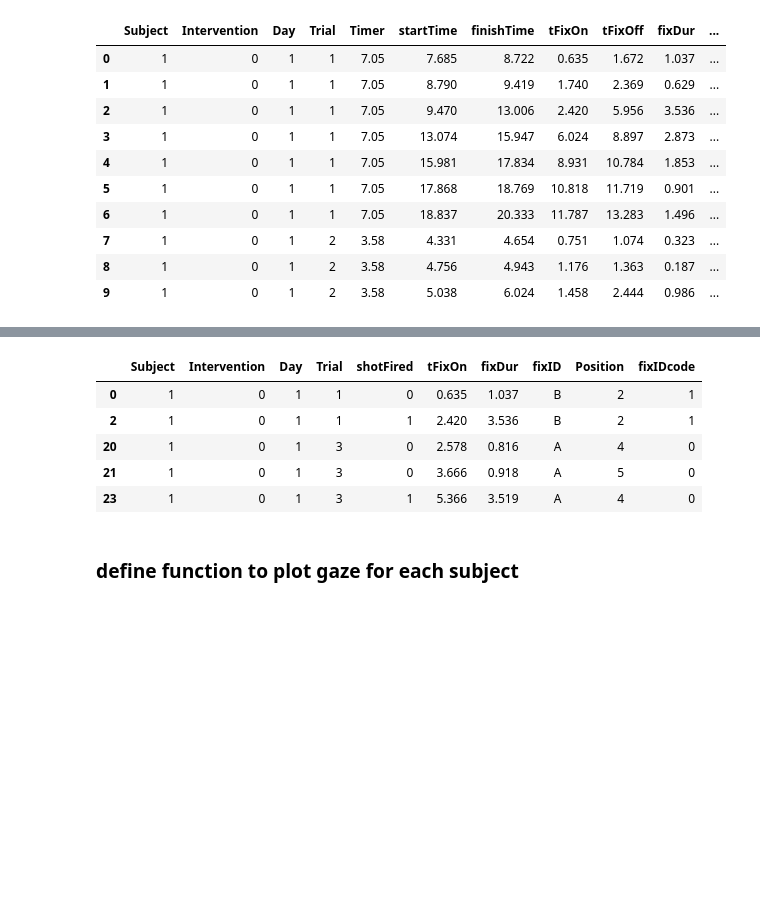
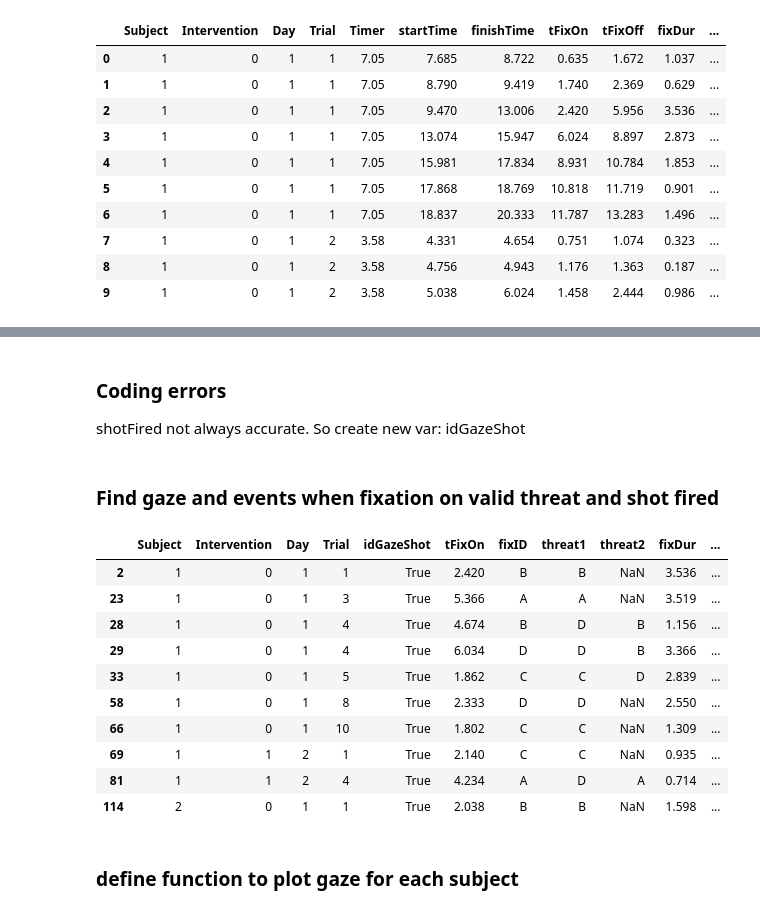
Before and after one commit to jamcro/shootGaze, a Jupyter notebook: py/gazeTimeline.ipynb, the cells around one changed output, grey strips where cells are left out. Drawn from its saved outputs; the diff is of its cells as text; code cells hidden in the pictures; blank space fills up the shorter version.

```diff
--- a/py/gazeTimeline.ipynb
+++ b/py/gazeTimeline.ipynb
@@ -100,11 +115,3 @@ dat_df.tail(10)
-# %%
-onthreat_df = dat_df.loc[((dat_df['fixID']==dat_df['threat1']) | (dat_df['fixID']==dat_df['threat2'])),
-           ['Subject', 'Intervention', 'Day', 'Trial', 'shotFired','tFixOn', 'fixDur', 'fixID','Position','fixIDcode']]
-onthreat_df.head()
-# %% [output]
-|  | Subject | Intervention | Day | Trial | shotFired | tFixOn | fixDur | fixID | Position | fixIDcode |
-| 0 | 1 | 0 | 1 | 1 | 0 | 0.635 | 1.037 | B | 2 | 1 |
-| 2 | 1 | 0 | 1 | 1 | 1 | 2.420 | 3.536 | B | 2 | 1 |
-| 20 | 1 | 0 | 1 | 3 | 0 | 2.578 | 0.816 | A | 4 | 0 |
-| 21 | 1 | 0 | 1 | 3 | 0 | 3.666 | 0.918 | A | 5 | 0 |
-| 23 | 1 | 0 | 1 | 3 | 1 | 5.366 | 3.519 | A | 4 | 0 |
+# %% [markdown]
+### Coding errors
+shotFired not always accurate. So create new var: idGazeShot
@@ -111,3 +120,35 @@ onthreat_df.head()
+# %% [markdown]
+### Find gaze and events when fixation on valid threat and shot fired
+# %%
+onthreat_df = dat_df.loc[((dat_df['fixID']==dat_df['threat1']) | (dat_df['fixID']==dat_df['threat2'])),
+           ['Subject', 'Intervention', 'Day', 'Trial',
+            'idGazeShot','tFixOn','fixID', 'threat1', 'threat2',
+            'fixDur', 'Position','fixIDcode','tOnTrigger',
+            'tShot1', 'tShot2', 'targetShot1', 'targetShot2', 'outcomeShot1', 'outcomeShot2']]
+onthreat_df.head(10)
+
+#['Subject', 'Intervention', 'Day', 'Trial', 'shotFired','tFixOn', 'fixID', 'threat1', 'threat2',
+#            'tOnTrigger', 'tShot1', 'tShot2', 'targetShot1', 'targetShot2', 'outcomeShot1', 'outcomeShot2']]
+
+fired_df = onthreat_df.loc[(onthreat_df['idGazeShot']==True),
+           ['Subject', 'Intervention', 'Day', 'Trial',
+            'idGazeShot','tFixOn','fixID', 'threat1', 'threat2',
+            'fixDur', 'Position','fixIDcode','tOnTrigger',
+            'tShot1', 'tShot2', 'targetShot1', 'targetShot2', 'outcomeShot1', 'outcomeShot2']]
+fired_df.head(10)
+#fired_df['tShot1'].dtypes
+# %% [output]
+|  | Subject | Intervention | Day | Trial | idGazeShot | tFixOn | fixID | threat1 | threat2 | fixDur | ... |
+| 2 | 1 | 0 | 1 | 1 | True | 2.420 | B | B | NaN | 3.536 | ... |
+| 23 | 1 | 0 | 1 | 3 | True | 5.366 | A | A | NaN | 3.519 | ... |
+| 28 | 1 | 0 | 1 | 4 | True | 4.674 | B | D | B | 1.156 | ... |
+| 29 | 1 | 0 | 1 | 4 | True | 6.034 | D | D | B | 3.366 | ... |
+| 33 | 1 | 0 | 1 | 5 | True | 1.862 | C | C | D | 2.839 | ... |
+| 58 | 1 | 0 | 1 | 8 | True | 2.333 | D | D | NaN | 2.550 | ... |
+| 66 | 1 | 0 | 1 | 10 | True | 1.802 | C | C | NaN | 1.309 | ... |
+| 69 | 1 | 1 | 2 | 1 | True | 2.140 | C | C | NaN | 0.935 | ... |
+| 81 | 1 | 1 | 2 | 4 | True | 4.234 | A | D | A | 0.714 | ... |
+| 114 | 2 | 0 | 1 | 1 | True | 2.038 | B | B | NaN | 1.598 | ... |
 # %% [markdown]
 ### define function to plot gaze for each subject
 # %%
```
Also changed, not shown: parts of 21 cells of this notebook.
